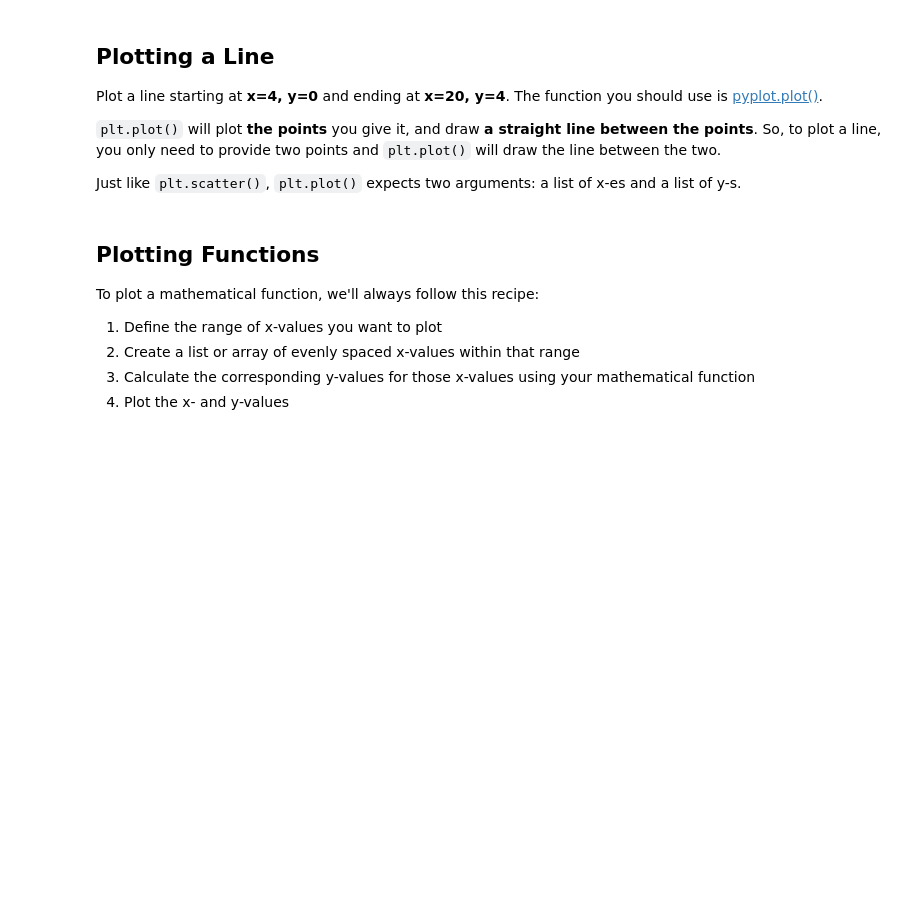
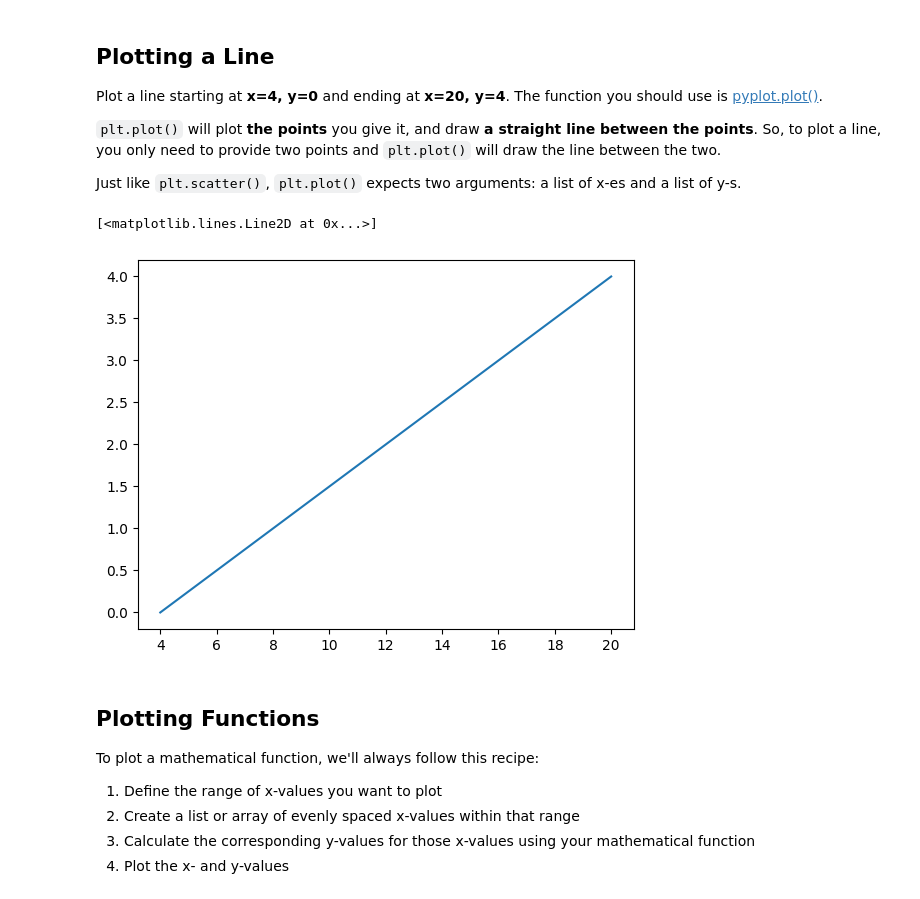
Before and after one commit to aardeleAI/data-algebra-warmup, a Jupyter notebook: algebra-warmup.ipynb, the cells around one changed output. Drawn from its saved outputs; the diff is of its cells as text; code cells hidden in the pictures; blank space fills up the shorter version.

```diff
--- a/algebra-warmup.ipynb
+++ b/algebra-warmup.ipynb
@@ -55,8 +61,11 @@ Just like `plt.scatter()`, `plt.plot()` expects two arguments: a list of x-es an
 # %%
 start = {"x": 4, "y": 0}
 end = {"x": 20, "y":4}
 
-pass  # YOUR CODE HERE
+plt.plot([start["x"], end["x"]], [start["y"], end["y"]])
+# %% [output]
+[<matplotlib.lines.Line2D at 0x...>]
+[figure, added]
 # %% [markdown]
 ## Plotting Functions
 
```
Also changed, not shown: parts of 12 cells of this notebook.
